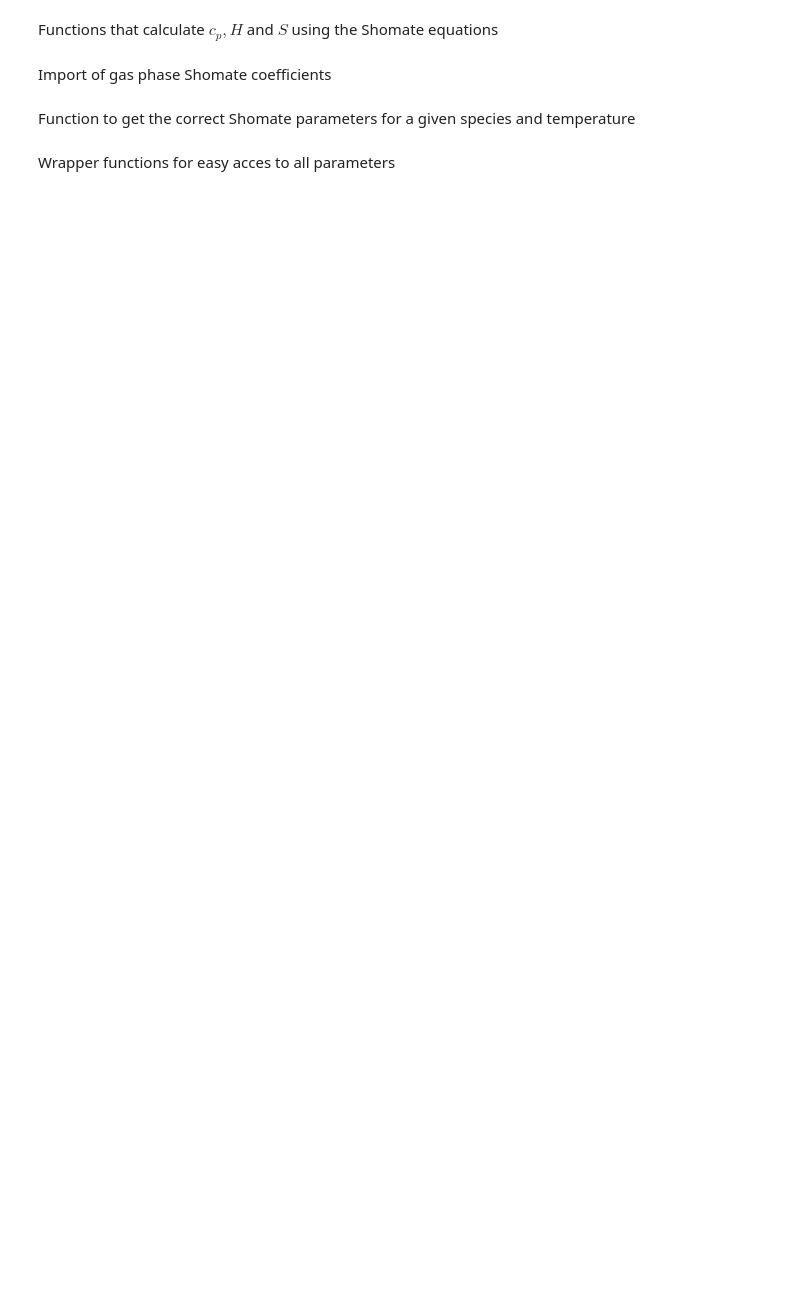
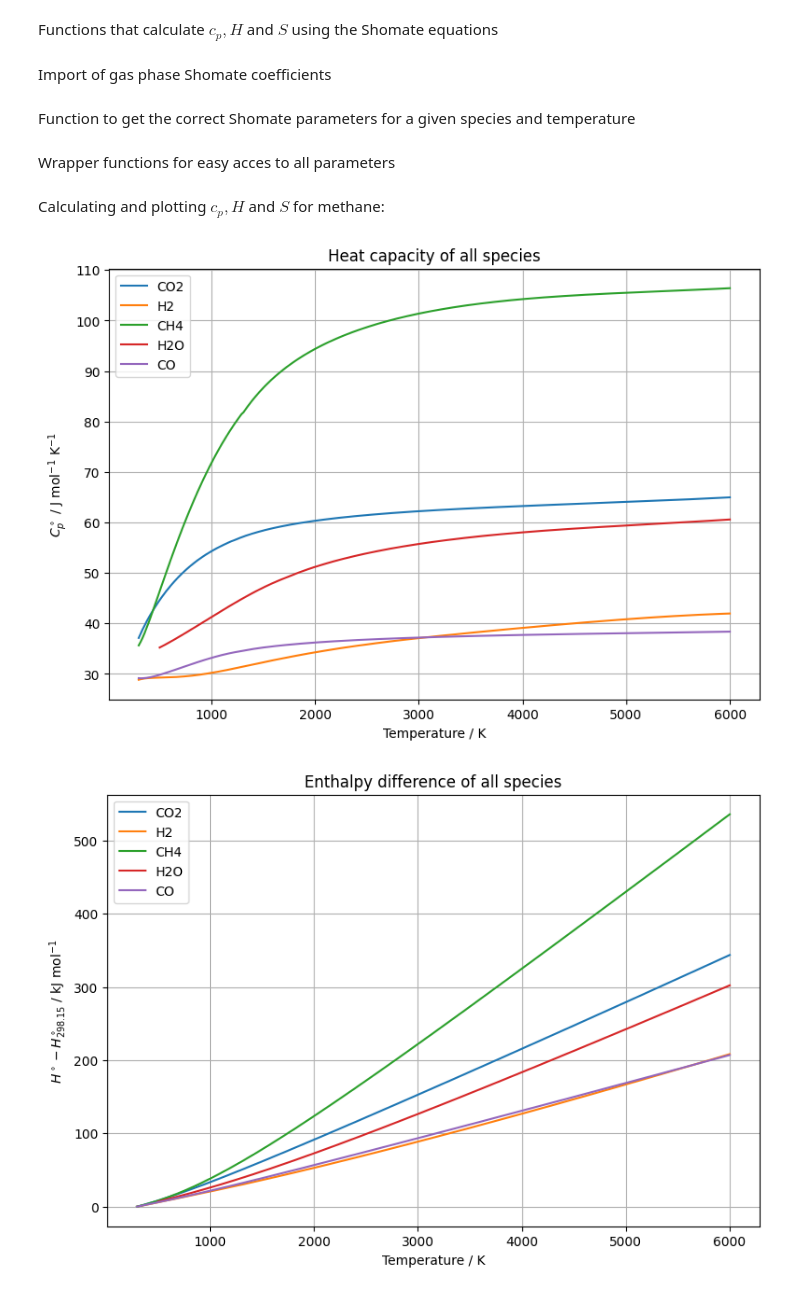
Before and after one commit to udavenkatamahesh-ctrl/CRE3-Assignment-2, a Jupyter notebook: CRE3_Task_2.ipynb, the cells around one changed output. Drawn from its saved outputs; the diff is of its cells as text; code cells hidden in the pictures; blank space fills up the shorter version.

Commit message:
added plots

```diff
--- a/CRE3_Task_2.ipynb
+++ b/CRE3_Task_2.ipynb
@@ -387,3 +388,69 @@ def s_species(species, T):
     """
     params = get_shomate_parameters(species, T)
     return s_shomate(T, **params)
+# %% [markdown]
+Calculating and plotting $c_p, H$ and $S$ for methane:
+# %%
+species_list = ["CO2", "H2", "CH4", "H2O", "CO"]
+
+# Cp plot: all species
+plt.figure(figsize=(9, 6))
+
+for species in species_list:
+    T_min = shomate_data[species][0]["T_min"]
+    T_max = shomate_data[species][-1]["T_max"]
+
+    T_range = np.linspace(T_min, T_max, 300)
+    Cp = np.array([cp_species(species, T) for T in T_range])
+
+    plt.plot(T_range, Cp, label=species)
+
+plt.xlabel("Temperature / K")
+plt.ylabel(r"$C_p^\circ$ / J mol$^{-1}$ K$^{-1}$")
+plt.title(r"Heat capacity of all species")
+plt.grid(True)
+plt.legend()
+plt.show()
+
+
+# H plot: all species
+plt.figure(figsize=(9, 6))
+
+for species in species_list:
+    T_min = shomate_data[species][0]["T_min"]
+    T_max = shomate_data[species][-1]["T_max"]
+
+    T_range = np.linspace(T_min, T_max, 300)
+    H = np.array([h_species(species, T) for T in T_range])
+
+    plt.plot(T_range, H, label=species)
+
+plt.xlabel("Temperature / K")
+plt.ylabel(r"$H^\circ - H^\circ_{298.15}$ / kJ mol$^{-1}$")
+plt.title(r"Enthalpy difference of all species")
+plt.grid(True)
+plt.legend()
+plt.show()
+
+
+# S plot: all species
+plt.figure(figsize=(9, 6))
+
+for species in species_list:
+    T_min = shomate_data[species][0]["T_min"]
+    T_max = shomate_data[species][-1]["T_max"]
+
+    T_range = np.linspace(T_min, T_max, 300)
+    S = np.array([s_species(species, T) for T in T_range])
+
+    plt.plot(T_range, S, label=species)
+
+plt.xlabel("Temperature / K")
+plt.ylabel(r"$S^\circ$ / J mol$^{-1}$ K$^{-1}$")
+plt.title(r"Entropy of all species")
+plt.grid(True)
+plt.legend()
+plt.show()
+# %% [output]
+[figure, added]
+[figure, added]
```
Also changed, not shown: parts of 2 cells of this notebook.
